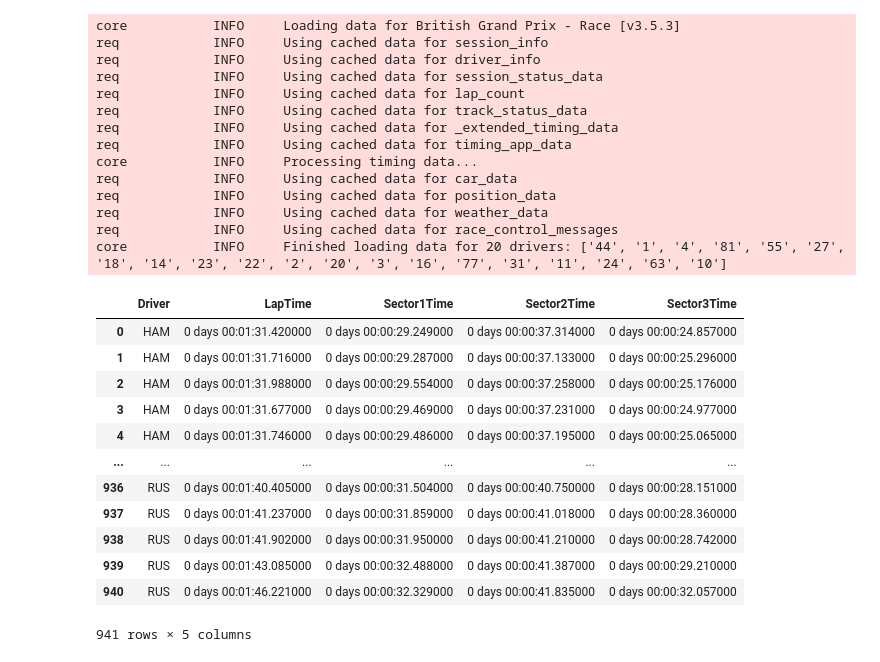
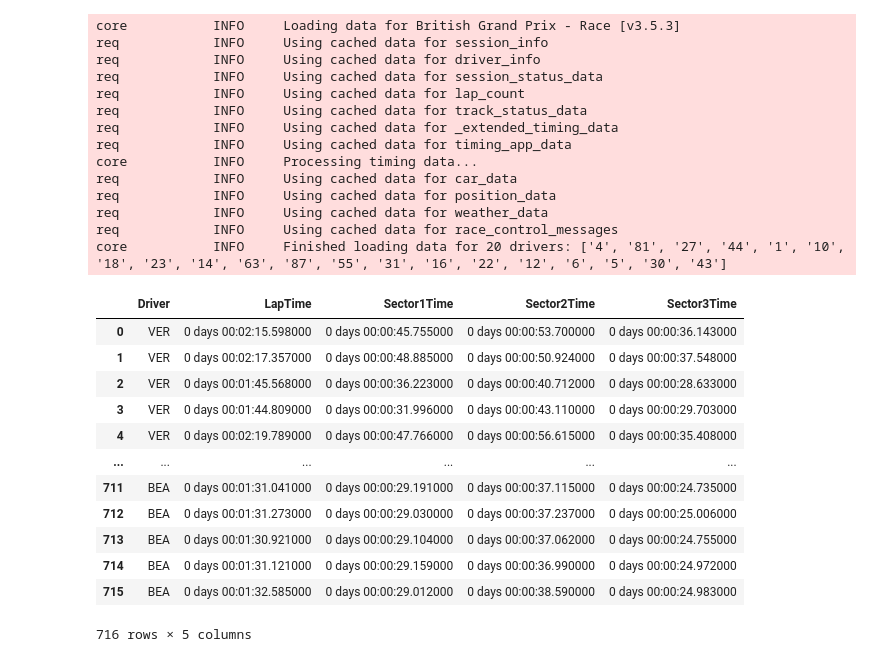
Before and after one commit to OmarGard/F1-Prediction-Lap-Times, a Jupyter notebook: notebooks/session_laps.ipynb, the cells around one changed output. Drawn from its saved outputs; the diff is of its cells as text; code cells hidden in the pictures.

```diff
--- a/notebooks/session_laps.ipynb
+++ b/notebooks/session_laps.ipynb
@@ -39,7 +39,7 @@ def load_session_data(year=2025, session_name='British Grand Prix'):
         raise ValueError(f"No se encontraron datos de la carrera para {year} {session_name}.")
     return session_data
 
-session_2024 = load_session_data(2024, 'British Grand Prix')
+session_2025 = load_session_data(2025, 'British Grand Prix')
 # %% [output]
 core           INFO     Loading data for British Grand Prix - Race [v3.5.3]
 req            INFO     Using cached data for session_info
@@ -54,20 +54,20 @@ req            INFO     Using cached data for car_data
 req            INFO     Using cached data for position_data
 req            INFO     Using cached data for weather_data
 req            INFO     Using cached data for race_control_messages
-core           INFO     Finished loading data for 20 drivers: ['44', '1', '4', '81', '55', '27', '18', '14', '23', '22', '2', '20', '3', '16', '77', '31', '11', '24', '63', '10']
+core           INFO     Finished loading data for 20 drivers: ['4', '81', '27', '44', '1', '10', '18', '23', '14', '63', '87', '55', '31', '16', '22', '12', '6', '5', '30', '43']
 # %%
-session_2024
+session_2025
 # %% [output]
 |  | Driver | LapTime | Sector1Time | Sector2Time | Sector3Time |
-| 0 | HAM | 0 days 00:01:31.420000 | 0 days 00:00:29.249000 | 0 days 00:00:37.314000 | 0 days 00:00:24.857000 |
-| 1 | HAM | 0 days 00:01:31.716000 | 0 days 00:00:29.287000 | 0 days 00:00:37.133000 | 0 days 00:00:25.296000 |
-| 2 | HAM | 0 days 00:01:31.988000 | 0 days 00:00:29.554000 | 0 days 00:00:37.258000 | 0 days 00:00:25.176000 |
-| 3 | HAM | 0 days 00:01:31.677000 | 0 days 00:00:29.469000 | 0 days 00:00:37.231000 | 0 days 00:00:24.977000 |
-| 4 | HAM | 0 days 00:01:31.746000 | 0 days 00:00:29.486000 | 0 days 00:00:37.195000 | 0 days 00:00:25.065000 |
+| 0 | VER | 0 days 00:02:15.598000 | 0 days 00:00:45.755000 | 0 days 00:00:53.700000 | 0 days 00:00:36.143000 |
+| 1 | VER | 0 days 00:02:17.357000 | 0 days 00:00:48.885000 | 0 days 00:00:50.924000 | 0 days 00:00:37.548000 |
+| 2 | VER | 0 days 00:01:45.568000 | 0 days 00:00:36.223000 | 0 days 00:00:40.712000 | 0 days 00:00:28.633000 |
+| 3 | VER | 0 days 00:01:44.809000 | 0 days 00:00:31.996000 | 0 days 00:00:43.110000 | 0 days 00:00:29.703000 |
+| 4 | VER | 0 days 00:02:19.789000 | 0 days 00:00:47.766000 | 0 days 00:00:56.615000 | 0 days 00:00:35.408000 |
 | ... | ... | ... | ... | ... | ... |
-| 936 | RUS | 0 days 00:01:40.405000 | 0 days 00:00:31.504000 | 0 days 00:00:40.750000 | 0 days 00:00:28.151000 |
-| 937 | RUS | 0 days 00:01:41.237000 | 0 days 00:00:31.859000 | 0 days 00:00:41.018000 | 0 days 00:00:28.360000 |
-| 938 | RUS | 0 days 00:01:41.902000 | 0 days 00:00:31.950000 | 0 days 00:00:41.210000 | 0 days 00:00:28.742000 |
-| 939 | RUS | 0 days 00:01:43.085000 | 0 days 00:00:32.488000 | 0 days 00:00:41.387000 | 0 days 00:00:29.210000 |
-| 940 | RUS | 0 days 00:01:46.221000 | 0 days 00:00:32.329000 | 0 days 00:00:41.835000 | 0 days 00:00:32.057000 |
+| 711 | BEA | 0 days 00:01:31.041000 | 0 days 00:00:29.191000 | 0 days 00:00:37.115000 | 0 days 00:00:24.735000 |
+| 712 | BEA | 0 days 00:01:31.273000 | 0 days 00:00:29.030000 | 0 days 00:00:37.237000 | 0 days 00:00:25.006000 |
+| 713 | BEA | 0 days 00:01:30.921000 | 0 days 00:00:29.104000 | 0 days 00:00:37.062000 | 0 days 00:00:24.755000 |
+| 714 | BEA | 0 days 00:01:31.121000 | 0 days 00:00:29.159000 | 0 days 00:00:36.990000 | 0 days 00:00:24.972000 |
+| 715 | BEA | 0 days 00:01:32.585000 | 0 days 00:00:29.012000 | 0 days 00:00:38.590000 | 0 days 00:00:24.983000 |
-941 rows × 5 columns
+716 rows × 5 columns
```
Also changed, not shown: parts of 6 cells of this notebook, 3 other files.
